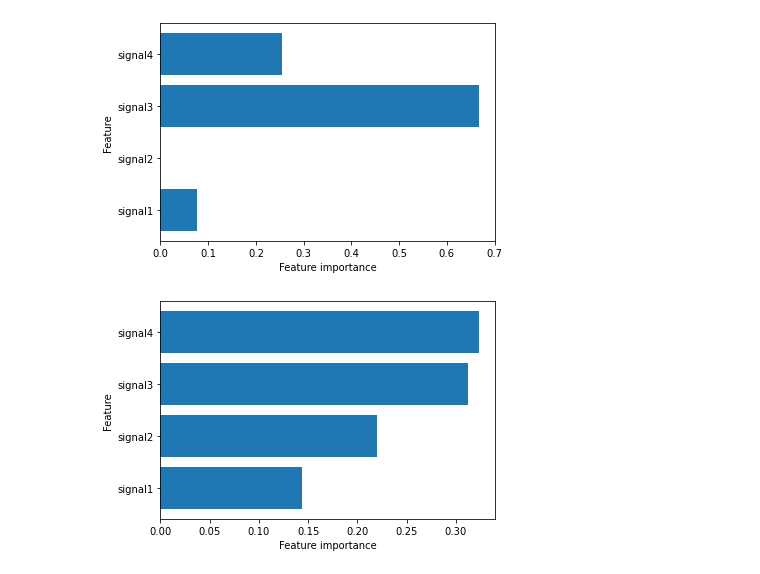
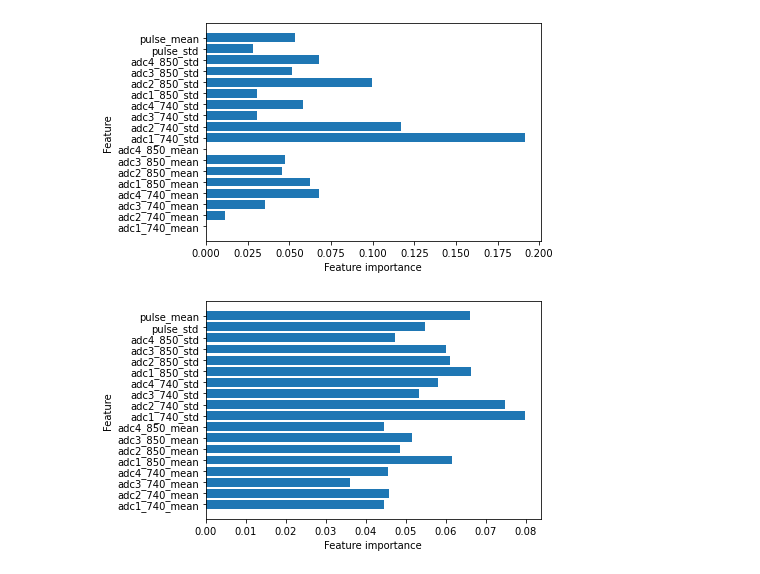
Before and after one commit to ibrahimgns1/BrainTtechs.github.io, a Jupyter notebook: ml-algorithms/ml_algorithms.ipynb, the cells around one changed output. Saved outputs shown, nothing was run; the diff lists cells and outputs as text; code cells hidden in the pictures.

```diff
--- a/ml-algorithms/ml_algorithms.ipynb
+++ b/ml-algorithms/ml_algorithms.ipynb
@@ -146,10 +268,24 @@ Feature importances:
 # %%
-Forest_tree = RandomForestClassifier(max_depth=3,random_state=0)
-Forest_tree.fit(X,y)
+
+X_train, X_test, y_train, y_test = train_test_split(X, y, random_state=4,train_size = 0.75)
+Forest_tree  =RandomForestClassifier(random_state=0, max_features='auto', n_estimators= 200, max_depth=8, criterion='gini')
+Forest_tree.fit(X_train,y_train)
+y_pred = Forest_tree.predict(X_test)
+y_true=y_test
+cm = confusion_matrix(y_true, y_pred)
+
+f, ax =plt.subplots(figsize = (5,5))
+
+sns.heatmap(cm,annot = True, linewidths= 0.5, linecolor="red", fmt=".0f", ax=ax)
+plt.xlabel("y_pred")
+plt.ylabel("y_true")
+plt.show()
+print("Test set accuracy: {:.2f}".format(Forest_tree.score(X_test, y_test)))
 estimator = Forest_tree.estimators_[5]
 export_graphviz(estimator, out_file="forest.dot", class_names=["Not Succesfull", "Succesfull"],
- feature_names=dataset.columns[0:4], impurity=False, filled=True)
+ feature_names=dataset.columns[0:18], impurity=False, filled=True)
 print("Feature importances:\n{}".format(Forest_tree.feature_importances_))
+
 import graphviz
 with open("forest.dot") as f:
  dot_graph = f.read()
@@ -160,26 +300,26 @@ Feature importances:
 [drawing not drawn]
 # %%
 def feature_importance_tree(X,y):
-    X_train, X_test, y_train, y_test = train_test_split(X, y, random_state=0)
-    dec_tree = DecisionTreeClassifier(max_depth=3,random_state=0)
+    X_train, X_test, y_train, y_test = train_test_split(X, y, random_state=0,train_size=0.825)
+    dec_tree = DecisionTreeClassifier(max_depth=12,random_state=0)
     dec_tree.fit(X_train, y_train)
-    plt.barh(range(4), dec_tree.feature_importances_, align='center')
-    plt.yticks(np.arange(4), dataset.columns[0:4])
+    plt.barh(range(18), dec_tree.feature_importances_, align='center')
+    plt.yticks(np.arange(18), dataset.columns[0:18])
     plt.xlabel("Feature importance")
     plt.ylabel("Feature")
 
 feature_importance_tree (X,y)
 # %% [output]
-[figure, old version]
+[figure, new version]
 # %%
 def feature_importance_forest(X,y):
-    X_train, X_test, y_train, y_test = train_test_split(X, y, random_state=0)
-    forest = RandomForestClassifier(max_depth=3,random_state=0)
+    X_train, X_test, y_train, y_test = train_test_split(X, y, random_state=0,train_size=0.825)
+    forest = RandomForestClassifier(n_estimators=150,max_depth=8,random_state=0)
     forest.fit(X_train, y_train)
-    plt.barh(range(4), forest.feature_importances_, align='center')
-    plt.yticks(np.arange(4), dataset.columns[0:4])
+    plt.barh(range(18), forest.feature_importances_, align='center')
+    plt.yticks(np.arange(18), dataset.columns[0:18])
     plt.xlabel("Feature importance")
     plt.ylabel("Feature")
 feature_importance_forest(X,y)
 # %% [output]
-[figure, old version]
+[figure, new version]
```
Also changed, not shown: parts of 13 cells of this notebook, 3 other files.
